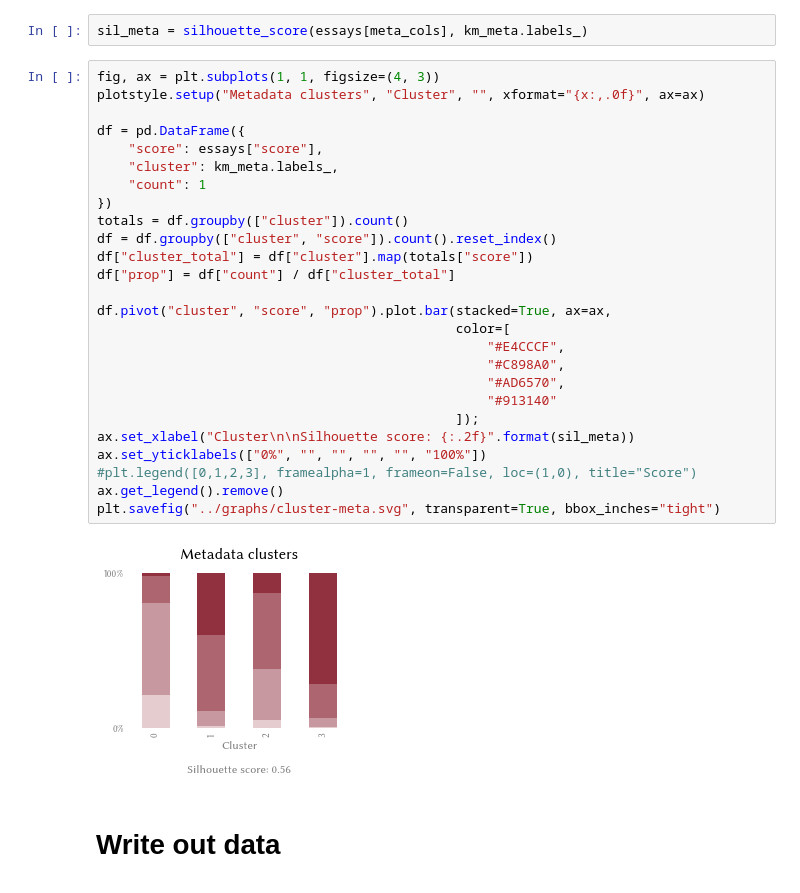
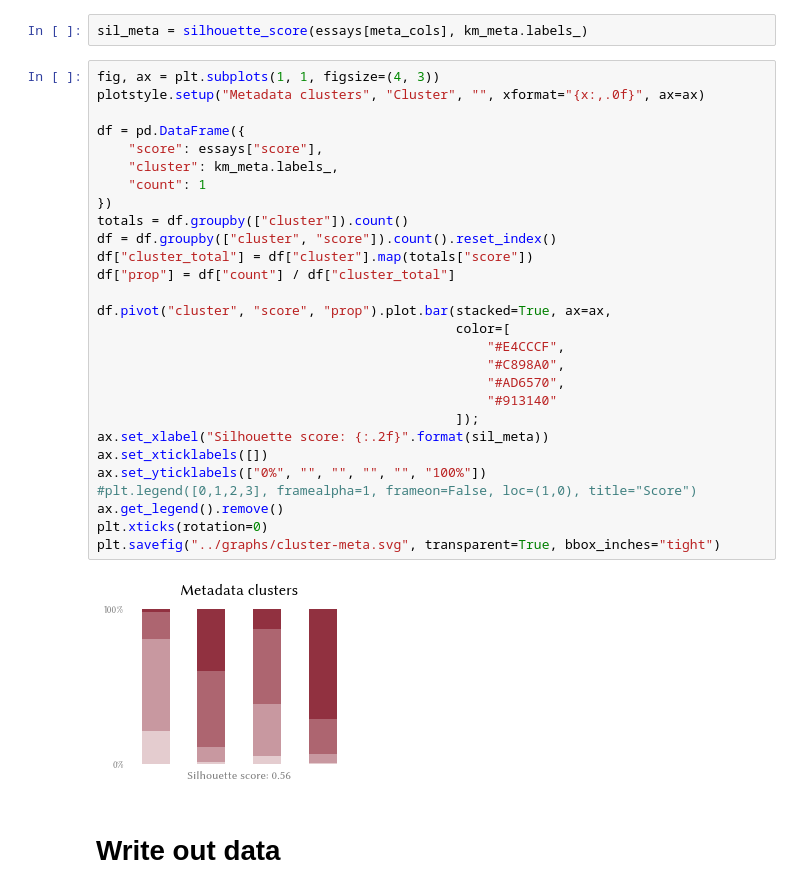
Before and after one commit to alexklapheke/essay, a Jupyter notebook: code/1-Unsupervised_learning.ipynb, the cells around one changed output. Saved outputs shown, nothing was run; the diff lists cells and outputs as text.

```diff
--- a/code/1-Unsupervised_learning.ipynb
+++ b/code/1-Unsupervised_learning.ipynb
@@ -90,31 +92,33 @@ sil_meta = silhouette_score(essays[meta_cols], km_meta.labels_)
 # %%
 fig, ax = plt.subplots(1, 1, figsize=(4, 3))
 plotstyle.setup("Metadata clusters", "Cluster", "", xformat="{x:,.0f}", ax=ax)
 
 df = pd.DataFrame({
     "score": essays["score"],
     "cluster": km_meta.labels_,
     "count": 1
 })
 totals = df.groupby(["cluster"]).count()
 df = df.groupby(["cluster", "score"]).count().reset_index()
 df["cluster_total"] = df["cluster"].map(totals["score"])
 df["prop"] = df["count"] / df["cluster_total"]
 
 df.pivot("cluster", "score", "prop").plot.bar(stacked=True, ax=ax,
                                               color=[
                                                   "#E4CCCF",
                                                   "#C898A0",
                                                   "#AD6570",
                                                   "#913140"
                                               ]);
-ax.set_xlabel("Cluster\n\nSilhouette score: {:.2f}".format(sil_meta))
+ax.set_xlabel("Silhouette score: {:.2f}".format(sil_meta))
+ax.set_xticklabels([])
 ax.set_yticklabels(["0%", "", "", "", "", "100%"])
 #plt.legend([0,1,2,3], framealpha=1, frameon=False, loc=(1,0), title="Score")
 ax.get_legend().remove()
+plt.xticks(rotation=0)
 plt.savefig("../graphs/cluster-meta.svg", transparent=True, bbox_inches="tight")
 # %% [output]
-[figure, old version]
+[figure, new version]
 # %% [markdown]
 # Write out data
 # %%
```
Also changed, not shown: parts of 1 cell of this notebook, 24 other files.
